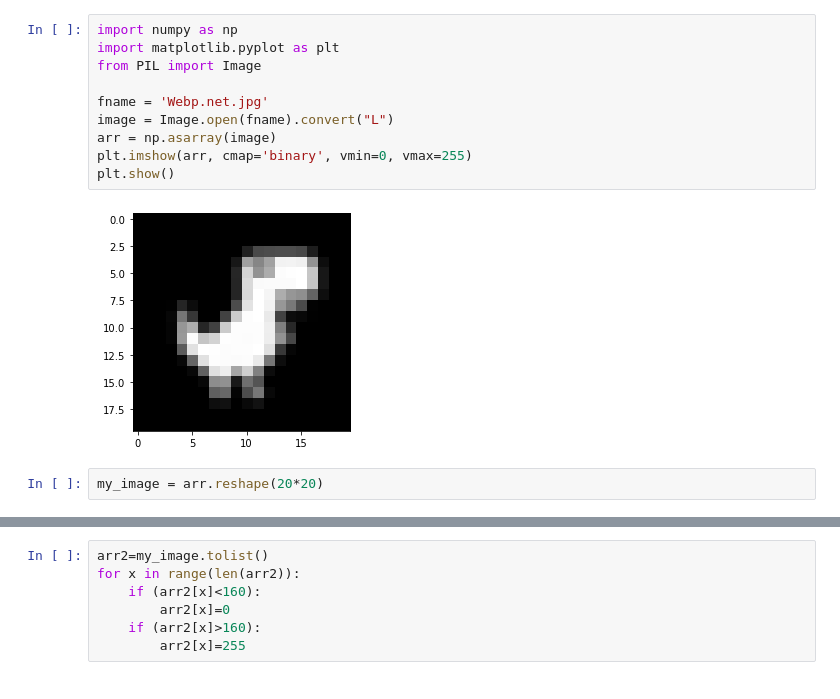
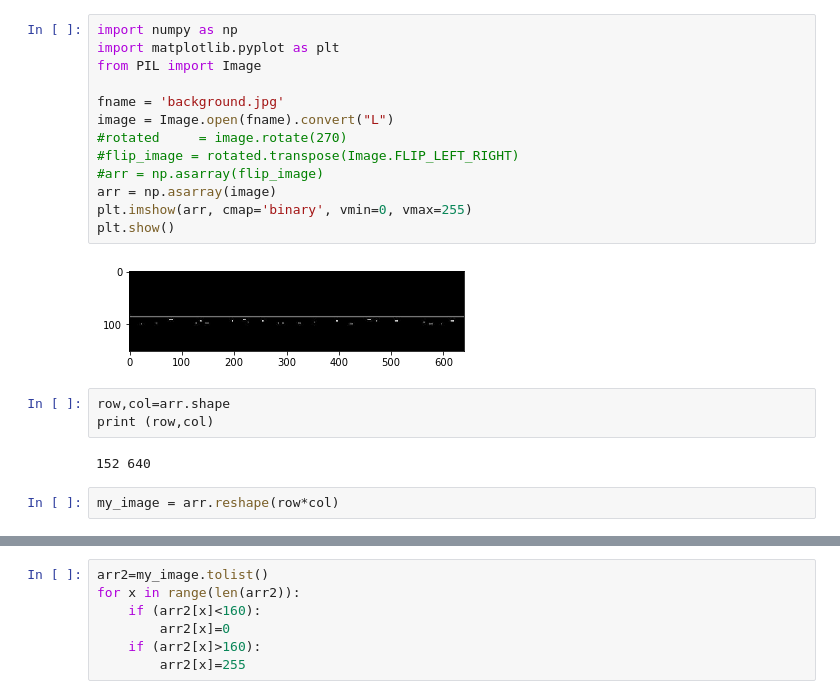
Before and after one commit to Archfx/Dino, a Jupyter notebook: Prototype/Dino_game.ipynb, the cells around one changed output, grey strips where cells are left out. Cells and saved outputs as stored; diff of their text form.

Commit message:
Background added

```diff
--- a/Prototype/Dino_game.ipynb
+++ b/Prototype/Dino_game.ipynb
@@ -1,17 +1,25 @@
 # %%
 import numpy as np
 import matplotlib.pyplot as plt
 from PIL import Image
 
-fname = 'Webp.net.jpg'
+fname = 'background.jpg'
 image = Image.open(fname).convert("L")
+#rotated     = image.rotate(270)
+#flip_image = rotated.transpose(Image.FLIP_LEFT_RIGHT)
+#arr = np.asarray(flip_image)
 arr = np.asarray(image)
 plt.imshow(arr, cmap='binary', vmin=0, vmax=255)
 plt.show()
 # %% [output]
-[figure, old version]
+[figure, new version]
+# %%
+row,col=arr.shape
+print (row,col)
+# %% [output]
+152 640
 # %%
-my_image = arr.reshape(20*20)
+my_image = arr.reshape(row*col)
 # %%
 print (my_image)
 # %% [output]
```
Also changed, not shown: parts of 5 cells of this notebook, 4 other files.
